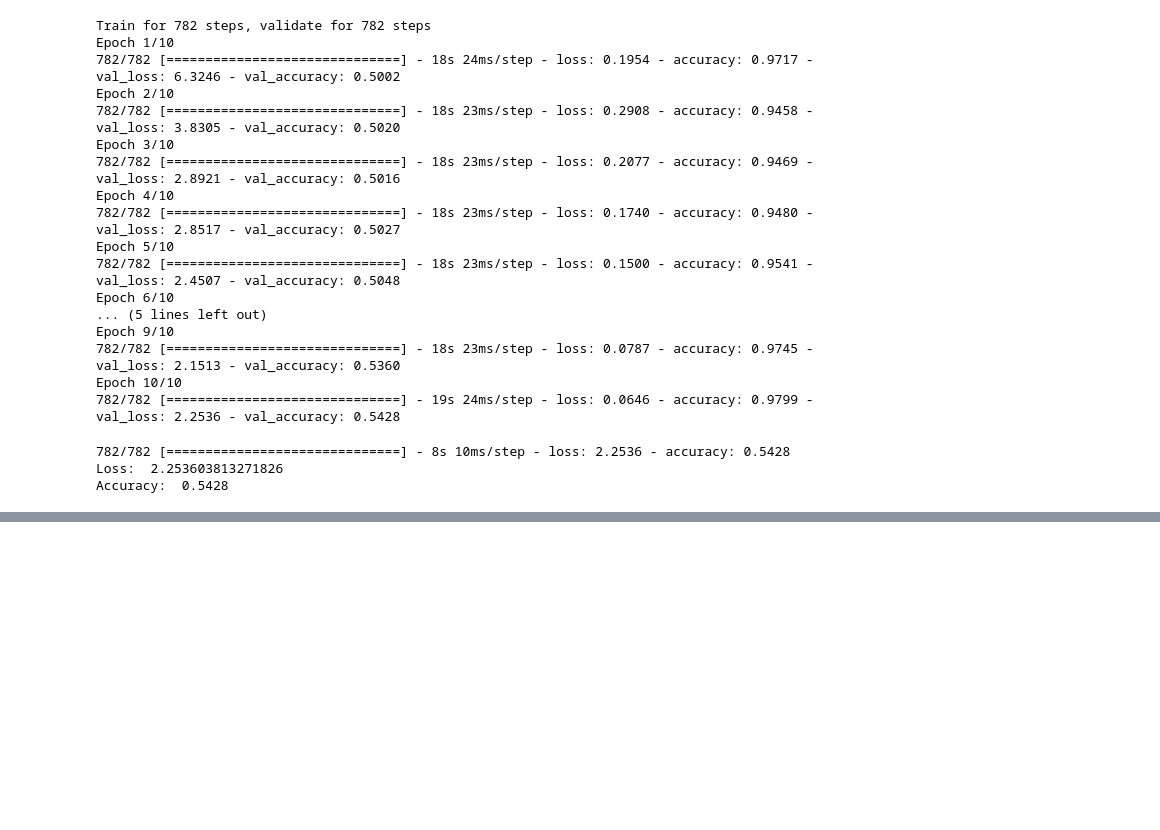
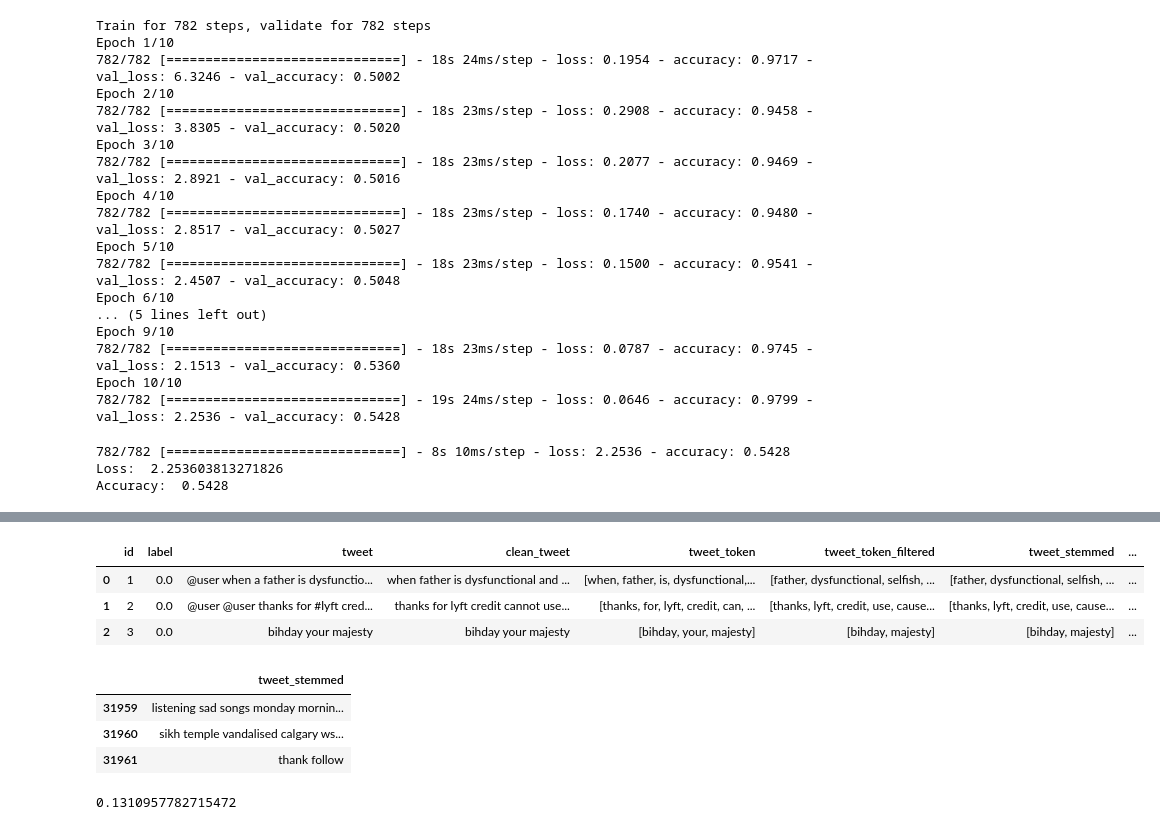
Before and after one commit to deim76/language, a Jupyter notebook: Lesson_4_h_w.ipynb, the cells around one changed output, grey strips where cells are left out. Drawn from its saved outputs; the diff is of its cells as text; code cells hidden in the pictures; blank space fills up the shorter version.

```diff
--- a/Lesson_4_h_w.ipynb
+++ b/Lesson_4_h_w.ipynb
@@ -290,0 +301,8 @@ Accuracy:  0.5428
+# %%
+combine_df=pd.read_pickle('tweet_tokens')
+combine_df.head(3)
+# %% [output]
+|  | id | label | tweet | clean_tweet | tweet_token | tweet_token_filtered | tweet_stemmed | ... |
+| 0 | 1 | 0.0 | @user when a father is dysfunctio... | when father is dysfunctional and ... | [when, father, is, dysfunctional,... | [father, dysfunctional, selfish, ... | [father, dysfunctional, selfish, ... | ... |
+| 1 | 2 | 0.0 | @user @user thanks for #lyft cred... | thanks for lyft credit cannot use... | [thanks, for, lyft, credit, can, ... | [thanks, lyft, credit, use, cause... | [thanks, lyft, credit, use, cause... | ... |
+| 2 | 3 | 0.0 | bihday your majesty | bihday your majesty | [bihday, your, majesty] | [bihday, majesty] | [bihday, majesty] | ... |
@@ -290,0 +318,8 @@ Accuracy:  0.5428
+# %%
+train, test, y_train, y_test=split_data(combine_df,row_split=row_split,column='tweet_stemmed')
+train.tail(3)
+# %% [output]
+|  | tweet_stemmed |
+| 31959 | listening sad songs monday mornin... |
+| 31960 | sikh temple vandalised calgary ws... |
+| 31961 | thank follow |
@@ -290,0 +353,4 @@ Accuracy:  0.5428
+# %%
+metrics.f1_score(result['label'],result['predict_count_stemmed'])
+# %% [output]
+0.1310957782715472
```
Also changed, not shown: parts of 45 cells of this notebook.
